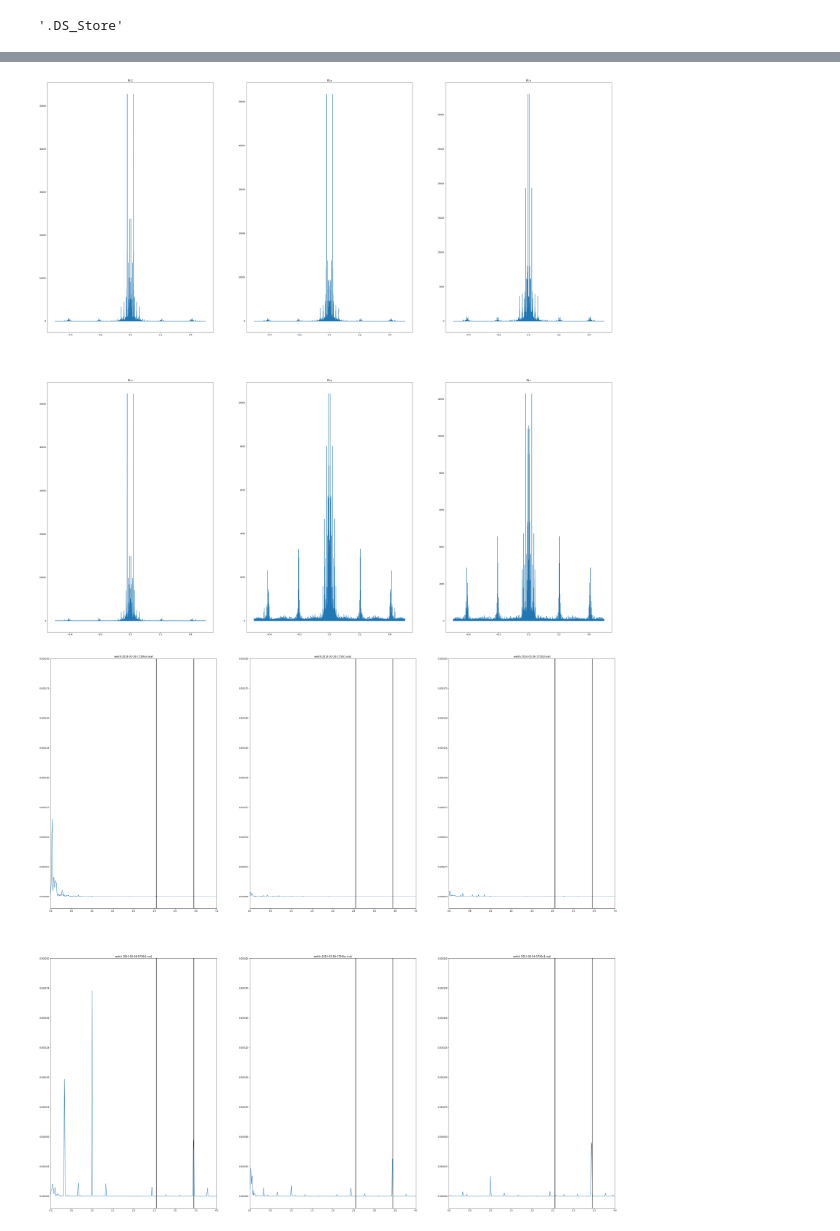
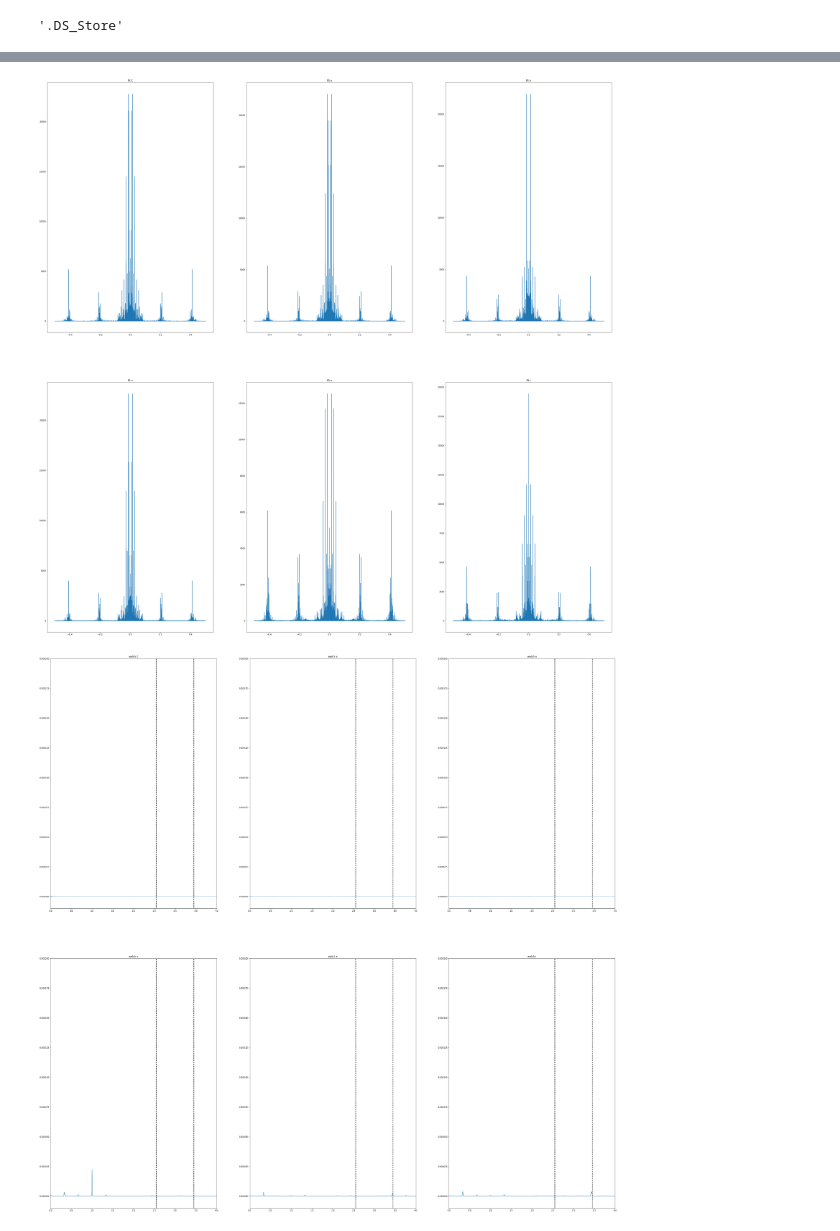
Before and after one commit to 4zi77/wind_turbine, a Jupyter notebook: Python/display_raw_data.ipynb, the cells around one changed output, grey strips where cells are left out. Cells and saved outputs as stored; diff of their text form; code cells hidden in the pictures.

```diff
--- a/Python/display_raw_data.ipynb
+++ b/Python/display_raw_data.ipynb
@@ -49,6 +43,6 @@ print(fr, '\n', fo, '\n', fi)
 # %%
 keywords  = ['hss', 'i1', 'i2', 'i3', 'lss', 'v1', 'v2', 'v3', 'vib1', 'vib2', 'vib3']
-keyword = keywords[-2]
+keyword = keywords[-1]
 loaded_data = []
 for file in files:
     if keyword in file:
@@ -96,21 +90,22 @@ for i in range(len(data)):
 
     #print(ft)
 # %% [output]
-[figure, old version]
+[figure, new version]
 # %%
 plt.figure(figsize = (50,50))
-
+welch = []
 for i in range(len(data)):
     plt.subplot(231+i)
     #frq, welch = scipy.signal.welch(data[i], fs = fs, nperseg=8000, nfft=80000)
-    frq, welch = scipy.signal.welch(data[i], fs = fs, nperseg=fs*100)
-    plt.title("welch " + files[i])
-    plt.plot(frq, welch)
-    plt.plot([fo[i], fo[i]], [-1,1], 'k-', lw=2)
-    plt.plot([fi[i], fi[i]], [-1,1], 'k-', lw=2)
+    frq, welch_temp = scipy.signal.welch(data[i], fs = fs, nperseg=fs*100)
+    welch.append(welch_temp)
+    plt.title("welch " + file[i])
+    plt.plot(frq, welch[i])
+    plt.plot([fo[i], fo[i]], [-1,1], 'k--', lw=2)
+    plt.plot([fi[i], fi[i]], [-1,1], 'k--', lw=2)
     plt.xlim((0,4))
     plt.ylim((-0.00001, 0.0002))
 
-plt.savefig('./images/welch_vib2', dpi = 300)
+plt.savefig('./images/welch_'+keyword, dpi = 300)
 # %% [output]
-[figure, old version]
+[figure, new version]
```
Also changed, not shown: parts of 4 cells of this notebook, 15 other files.
